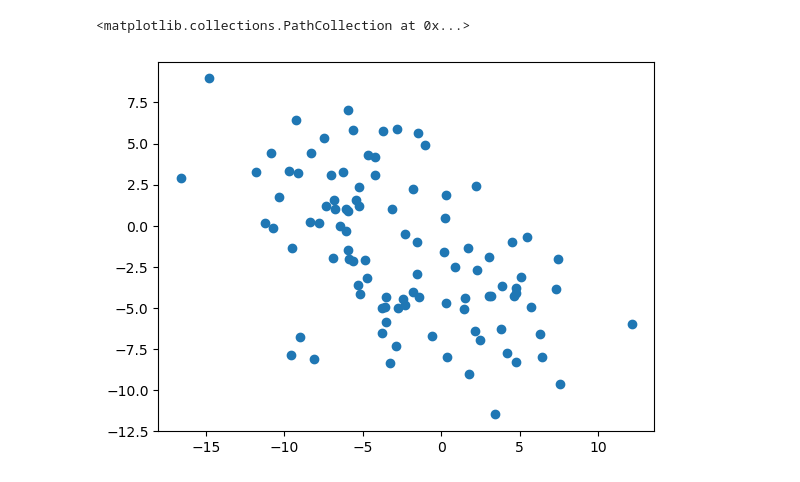
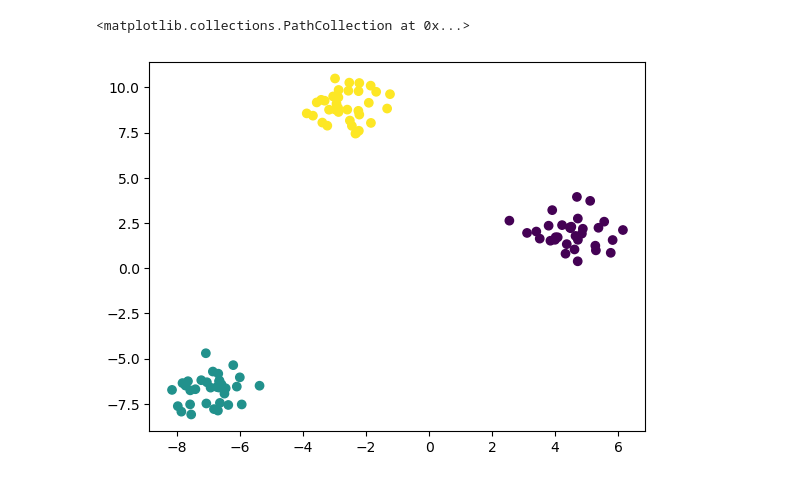
Before and after one commit to lorida0777/apprentissage_non_supervise, a Jupyter notebook: Clustering.ipynb, the cells around one changed output. Cells and saved outputs as stored; diff of their text form; code cells hidden in the pictures.

```diff
--- a/Clustering.ipynb
+++ b/Clustering.ipynb
@@ -3,7 +3,7 @@ from sklearn.datasets import make_blobs
 import matplotlib.pyplot as plt
 # %%
 # Génération de données
-X, y = make_blobs(n_samples=100, centers=3, cluster_std=3)
+X, y = make_blobs(n_samples=100, centers=3, cluster_std=0.8, random_state=42)
 plt.scatter(X[:,0], X[:, 1])
 # %% [output]
 <matplotlib.collections.PathCollection at 0x...>
@@ -28,6 +23,6 @@ array([0, 1, 0, 1, 2, 0, 2, 0, 1, 1, 1, 0, 0, 2, 1, 2, 1, 0, 0, 2, 1, 1,
 # %%
 model.predict(X)
-plt.scatter(X[:,0], X[:, 1])
+plt.scatter(X[:,0], X[:, 1], c= model.predict(X))
 # %% [output]
 <matplotlib.collections.PathCollection at 0x...>
-[figure, old version]
+[figure, new version]
```
Also changed, not shown: parts of 2 cells of this notebook.
